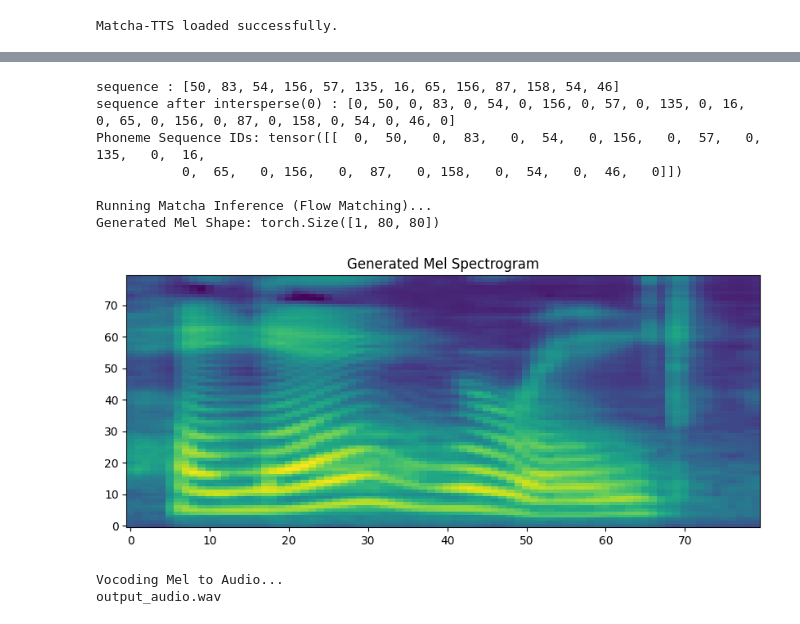
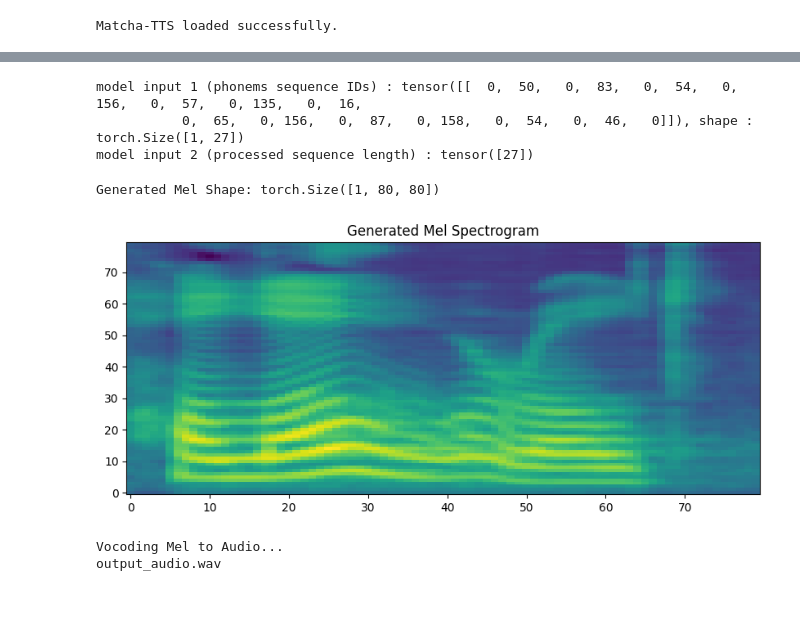
Before and after one commit to 2ineddine/MatchaTTS-Implementation-Analysis, a Jupyter notebook: 1_notebook_run_model.ipynb, the cells around one changed output, grey strips where cells are left out. Saved outputs shown, nothing was run; the diff lists cells and outputs as text; code cells hidden in the pictures.

Commit message:
Run Inference v2 (copy shivam configurations)

```diff
--- a/1_notebook_run_model.ipynb
+++ b/1_notebook_run_model.ipynb
@@ -75,40 +96,8 @@ def process_text(text, device):
-# %%
-# Inference
-
-text_input = "Hello world"
-
-# Step A: Process Text
-x, x_lengths = process_text(text_input, device)
-print(f"Phoneme Sequence IDs: {x}")
-
-# Step B: Generate Mel-Spectrogram (The Core Flow Matching)
-# n_timesteps: Lower = faster (2-4), Higher = better quality (10-50)
-print("\nRunning Matcha Inference (Flow Matching)...")
-with torch.inference_mode():
-    output = model.synthesise(
-        x,
-        x_lengths,
-        n_timesteps=10,
-        temperature=0.667,
-        length_scale=1.0 # 1.0 = normal speed, 0.8 = faster speech
-    )
-
-mel = output['mel']
-
-print(f"Generated Mel Shape: {mel.shape}")
-
-# Visualisation
-
-plt.figure(figsize=(10, 4))
-plt.imshow(mel.squeeze().cpu().numpy(), origin='lower', aspect='auto')
-plt.title("Generated Mel Spectrogram")
-plt.show()
-# %% [output]
-sequence : [50, 83, 54, 156, 57, 135, 16, 65, 156, 87, 158, 54, 46]
-sequence after intersperse(0) : [0, 50, 0, 83, 0, 54, 0, 156, 0, 57, 0, 135, 0, 16, 0, 65, 0, 156, 0, 87, 0, 158, 0, 54, 0, 46, 0]
-Phoneme Sequence IDs: tensor([[  0,  50,   0,  83,   0,  54,   0, 156,   0,  57,   0, 135,   0,  16,
-           0,  65,   0, 156,   0,  87,   0, 158,   0,  54,   0,  46,   0]])
-
-Running Matcha Inference (Flow Matching)...
-Generated Mel Shape: torch.Size([1, 80, 80])
-[figure, removed]
+# %%
+processed_text = process_text(text_input, device)
+print(f"model input 1 (phonems sequence IDs) : {processed_text['x']}, shape : {processed_text['x'].shape}")
+print(f"model input 2 (processed sequence length) : {processed_text['x_lengths']}")
+# %% [output]
+model input 1 (phonems sequence IDs) : tensor([[  0,  50,   0,  83,   0,  54,   0, 156,   0,  57,   0, 135,   0,  16,
+           0,  65,   0, 156,   0,  87,   0, 158,   0,  54,   0,  46,   0]]), shape : torch.Size([1, 27])
+model input 2 (processed sequence length) : tensor([27])
@@ -115,3 +159,30 @@ Generated Mel Shape: torch.Size([1, 80, 80])
+# %%
+n_timesteps = 10
+length_scale = 1
+temperature = 0.667
+spks = None
+
+output = run_model(
+    processed_text,
+    model,
+    n_timesteps,
+    temperature,
+    spks,
+    length_scale
+    )
+
+mel = output['mel']
+print(f"Generated Mel Shape: {mel.shape}")
+
+# Visualisation
+
+plt.figure(figsize=(10, 4))
+plt.imshow(mel.squeeze().cpu().numpy(), origin='lower', aspect='auto')
+plt.title("Generated Mel Spectrogram")
+plt.show()
+# %% [output]
+Generated Mel Shape: torch.Size([1, 80, 80])
+[figure, added]
 # %%
 # Generate audio
 
```
Also changed, not shown: parts of 5 cells of this notebook, 1 other file.
